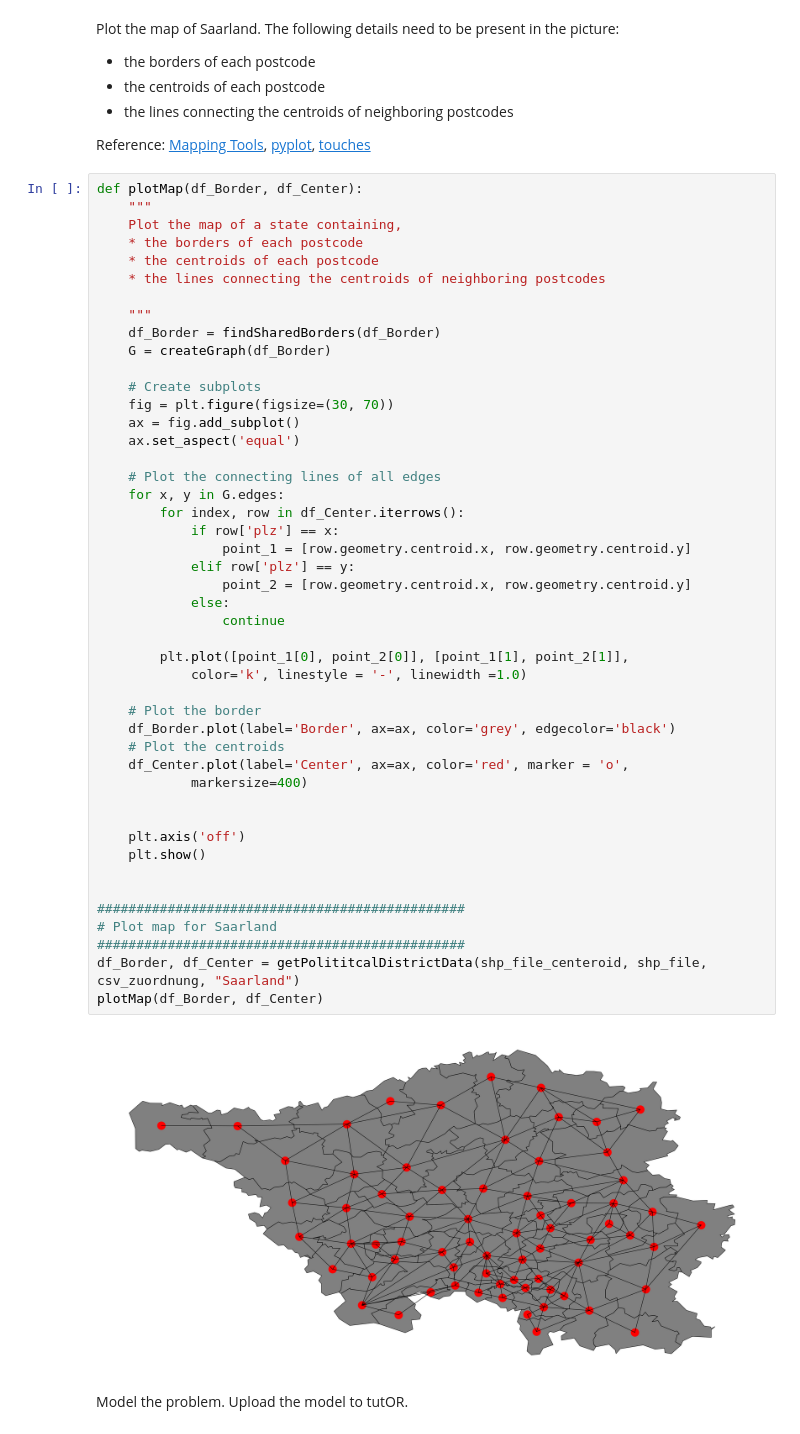
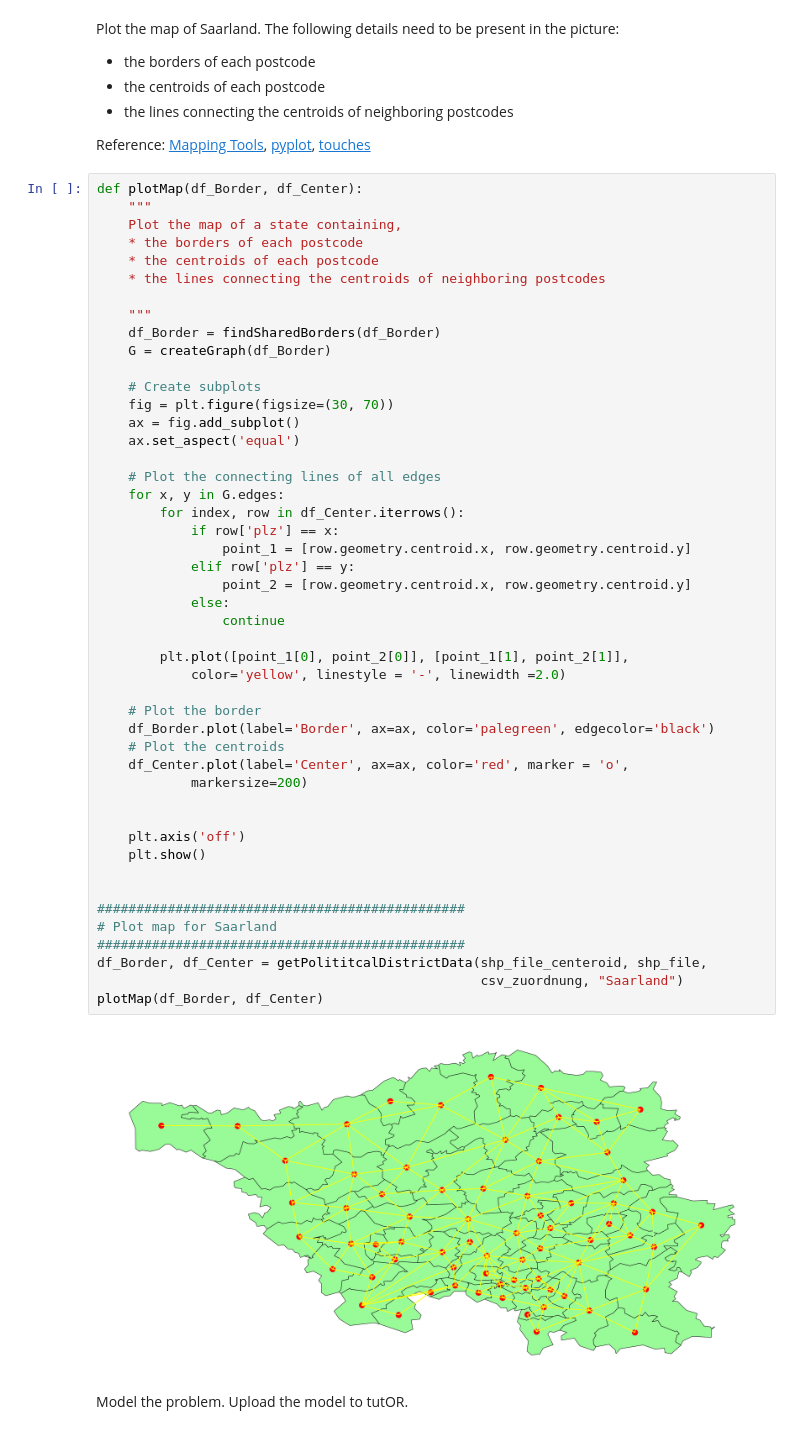
Before and after one commit to lukasbahr/pom, a Jupyter notebook: political_districting/data/political_districting.ipynb, the cells around one changed output. Drawn from its saved outputs; the diff is of its cells as text.

```diff
--- a/political_districting/data/political_districting.ipynb
+++ b/political_districting/data/political_districting.ipynb
@@ -142,38 +148,39 @@ def plotMap(df_Border, df_Center):
     fig = plt.figure(figsize=(30, 70))
     ax = fig.add_subplot()
     ax.set_aspect('equal')
 
     # Plot the connecting lines of all edges
     for x, y in G.edges:
         for index, row in df_Center.iterrows():
             if row['plz'] == x:
                 point_1 = [row.geometry.centroid.x, row.geometry.centroid.y]
             elif row['plz'] == y:
                 point_2 = [row.geometry.centroid.x, row.geometry.centroid.y]
             else:
                 continue
 
         plt.plot([point_1[0], point_2[0]], [point_1[1], point_2[1]],
-            color='k', linestyle = '-', linewidth =1.0)
+            color='yellow', linestyle = '-', linewidth =2.0)
 
     # Plot the border
-    df_Border.plot(label='Border', ax=ax, color='grey', edgecolor='black')
+    df_Border.plot(label='Border', ax=ax, color='palegreen', edgecolor='black')
     # Plot the centroids
     df_Center.plot(label='Center', ax=ax, color='red', marker = 'o',
-            markersize=400)
+            markersize=200)
 
 
     plt.axis('off')
     plt.show()
 
 
 ###############################################
 # Plot map for Saarland
 ###############################################
-df_Border, df_Center = getPolititcalDistrictData(shp_file_centeroid, shp_file, csv_zuordnung, "Saarland")
+df_Border, df_Center = getPolititcalDistrictData(shp_file_centeroid, shp_file,
+                                                 csv_zuordnung, "Saarland")
 plotMap(df_Border, df_Center)
 # %% [output]
-[figure, old version]
+[figure, new version]
 # %% [markdown]
 Model the problem.
 Upload the model to tutOR.
```
Also changed, not shown: parts of 5 cells of this notebook, 1 other file.
